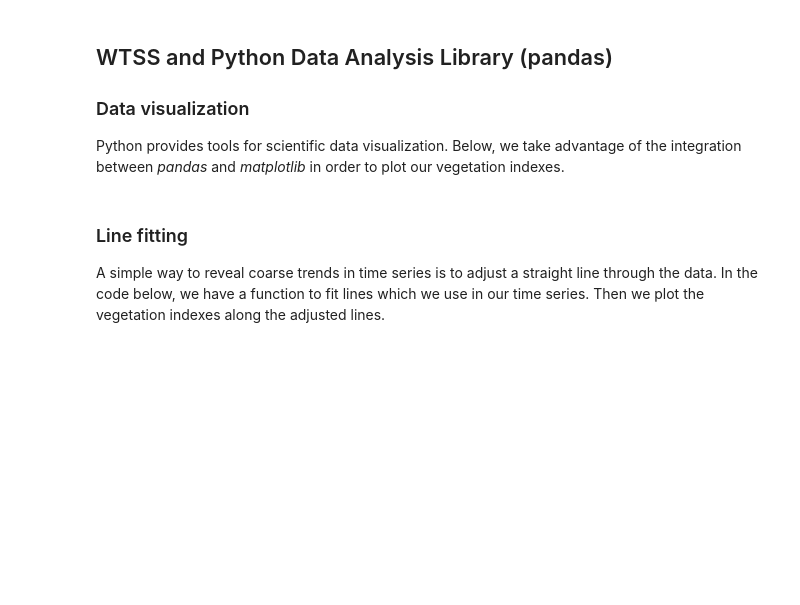
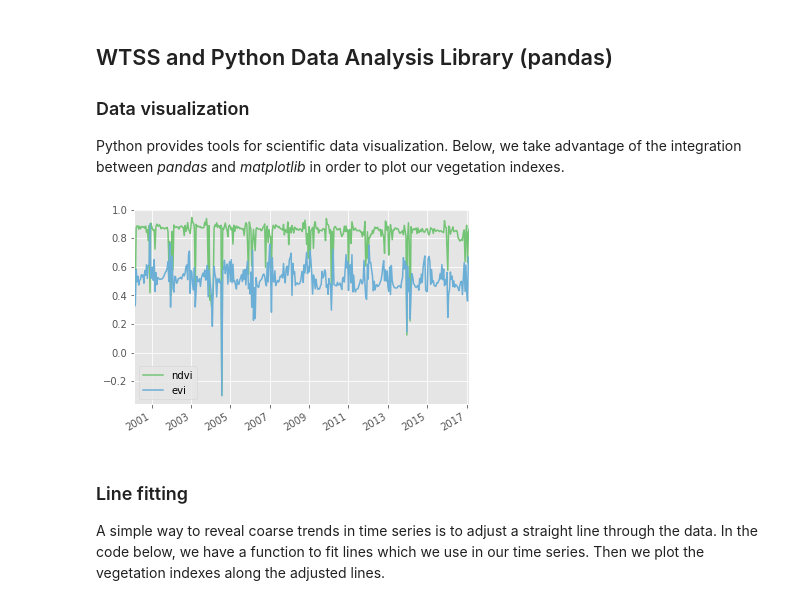
Before and after one commit to rolfsimoes/wgiss-py-webinar, a Jupyter notebook: WGISS_Tech_Webinar.ipynb, the cells around one changed output. Saved outputs shown, nothing was run; the diff lists cells and outputs as text; code cells hidden in the pictures; blank space fills up the shorter version.

Commit message:
updated matplotlib scheme and included a simple location map

```diff
--- a/WGISS_Tech_Webinar.ipynb
+++ b/WGISS_Tech_Webinar.ipynb
@@ -83,8 +107,9 @@ This operation retrieves a time series of the provided point. Here, we ask WTSS
 # %%
 import pandas as pd
 
+point = {'lat': -12.0, 'lon': -54.0}
 # get time series of a point
-ts = w.time_series("mod13q1_512", ("ndvi", "evi"), -12.0, -54.0)
+ts = w.time_series("mod13q1_512", ("ndvi", "evi"), point['lat'], point['lon'])
 
 # build a data frame made of vegetation indexes
 ndvi = pd.Series(ts["ndvi"], index = ts.timeline)/10000
@@ -101,16 +151,23 @@ Python provides tools for scientific data visualization. Below, we take advantag
 # %%
 %matplotlib inline
 
 import matplotlib
+from cycler import cycler
 
 matplotlib.style.use('ggplot')
+# Updating default plot colors
+colors = cycler(u'color', [u'#74c476',u'#6baed6',u'#d62728', u'#ff7f0e', u'#756bb1'])
+matplotlib.rcParams['axes.prop_cycle'] = colors
 
 # Time series visualization
 fig, ax = matplotlib.pyplot.subplots()
 ax.plot()
 vidf['ndvi'].plot()
 vidf['evi'].plot()
+ax.legend()
 fig.autofmt_xdate()
+# %% [output]
+[figure, added]
 # %% [markdown]
 ### Line fitting
 
```
Also changed, not shown: parts of 9 cells of this notebook.
